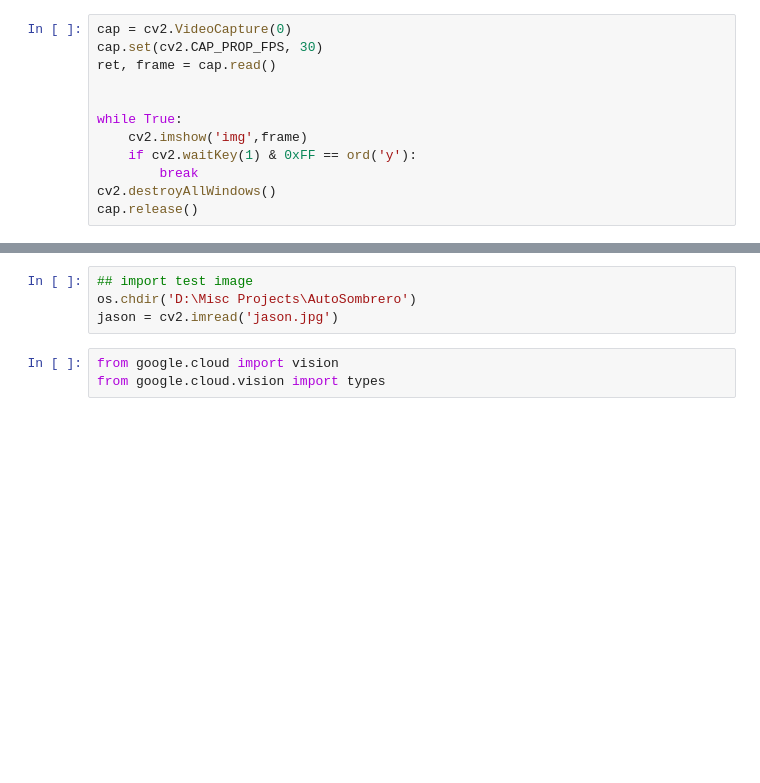
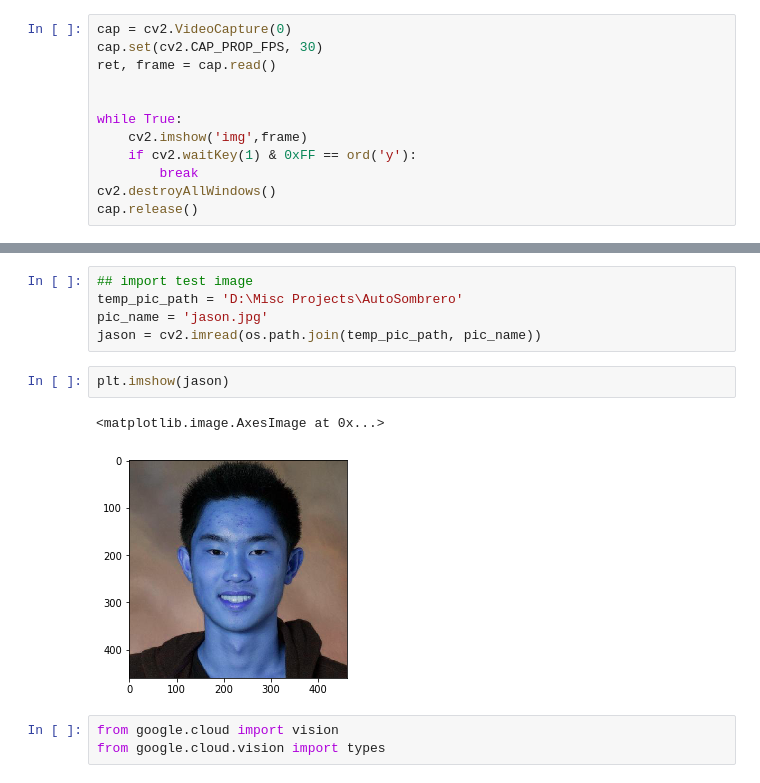
Before and after one commit to jasonyliang/LAHacks, a Jupyter notebook: OpenCv Prototype/Testing.ipynb, the cells around one changed output, grey strips where cells are left out. Drawn from its saved outputs; the diff is of its cells as text; blank space fills up the shorter version.

```diff
--- a/OpenCv Prototype/Testing.ipynb
+++ b/OpenCv Prototype/Testing.ipynb
@@ -42,7 +45,13 @@ credentials = authenticate()
 # %%
 ## import test image
-os.chdir('D:\Misc Projects\AutoSombrero')
-jason = cv2.imread('jason.jpg')
+temp_pic_path = 'D:\Misc Projects\AutoSombrero'
+pic_name = 'jason.jpg'
+jason = cv2.imread(os.path.join(temp_pic_path, pic_name))
+# %%
+plt.imshow(jason)
+# %% [output]
+<matplotlib.image.AxesImage at 0x...>
+[figure, added]
 # %%
 from google.cloud import vision
 from google.cloud.vision import types
```
Also changed, not shown: parts of 13 cells of this notebook.
